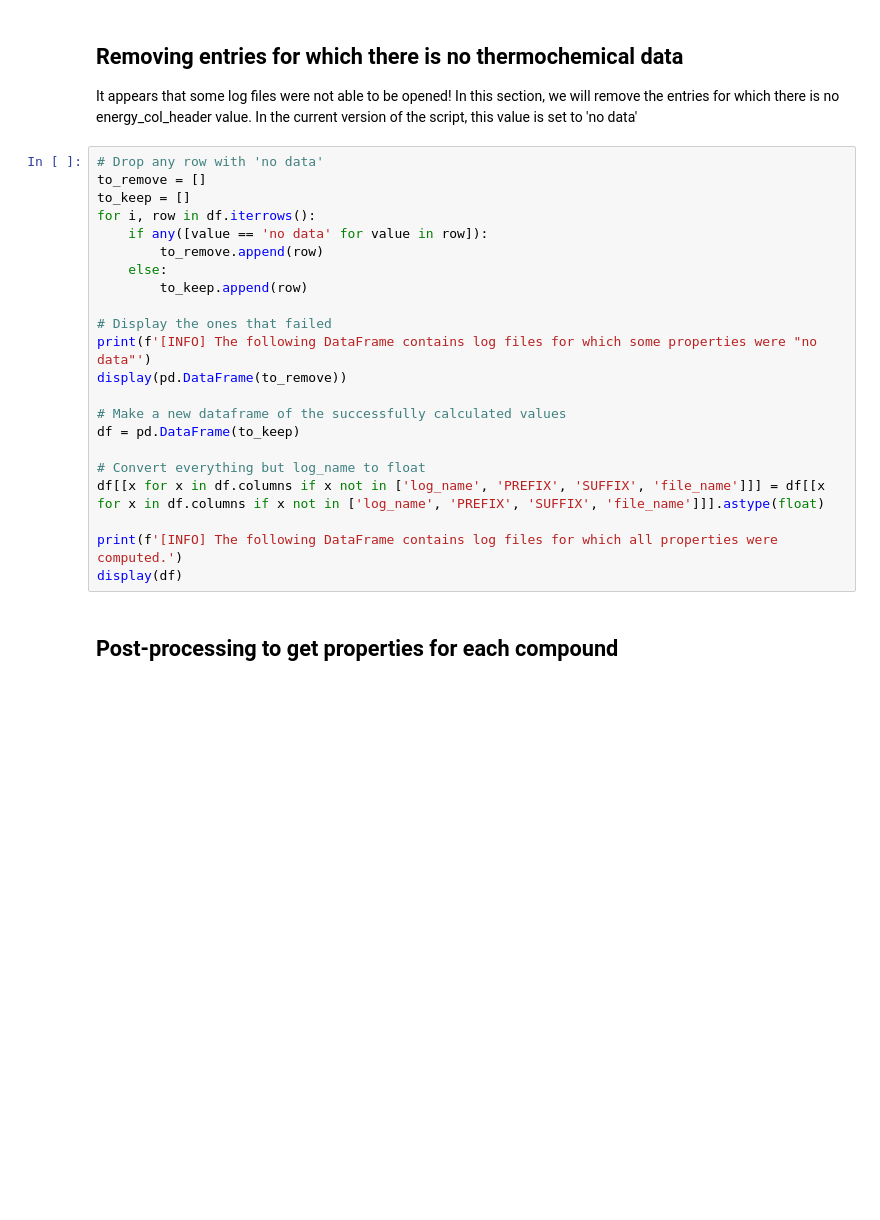
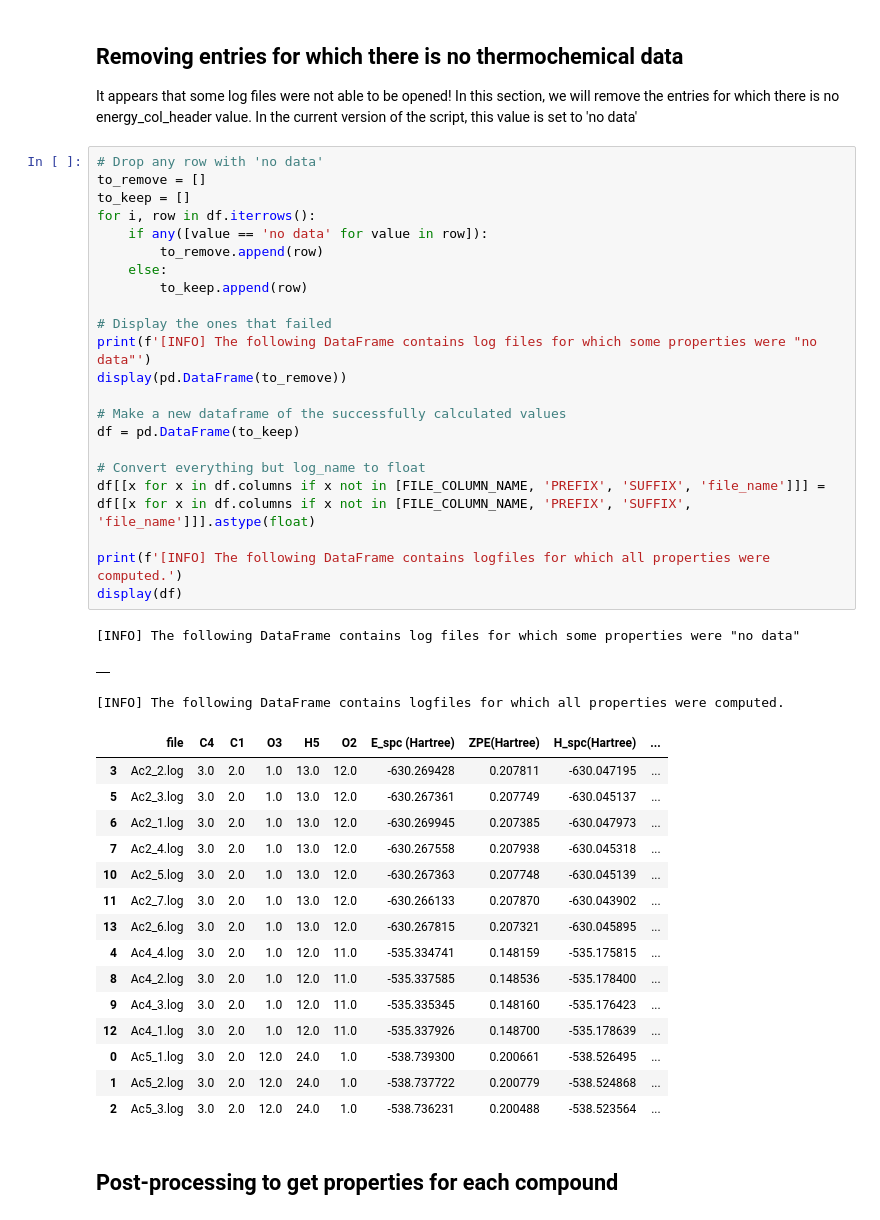
Before and after one commit to SigmanGroup/GetProperties, a Jupyter notebook: get_properties.ipynb, the cells around one changed output. Drawn from its saved outputs; the diff is of its cells as text; blank space fills up the shorter version.

```diff
--- a/get_properties.ipynb
+++ b/get_properties.ipynb
@@ -505,25 +553,44 @@ It appears that some log files were not able to be opened! In this section, we w
 # %%
 # Drop any row with 'no data'
 to_remove = []
 to_keep = []
 for i, row in df.iterrows():
     if any([value == 'no data' for value in row]):
         to_remove.append(row)
     else:
         to_keep.append(row)
 
 # Display the ones that failed
 print(f'[INFO] The following DataFrame contains log files for which some properties were "no data"')
 display(pd.DataFrame(to_remove))
 
 # Make a new dataframe of the successfully calculated values
 df = pd.DataFrame(to_keep)
 
 # Convert everything but log_name to float
-df[[x for x in df.columns if x not in ['log_name', 'PREFIX', 'SUFFIX', 'file_name']]] = df[[x for x in df.columns if x not in ['log_name', 'PREFIX', 'SUFFIX', 'file_name']]].astype(float)
+df[[x for x in df.columns if x not in [FILE_COLUMN_NAME, 'PREFIX', 'SUFFIX', 'file_name']]] = df[[x for x in df.columns if x not in [FILE_COLUMN_NAME, 'PREFIX', 'SUFFIX', 'file_name']]].astype(float)
 
-print(f'[INFO] The following DataFrame contains log files for which all properties were computed.')
+print(f'[INFO] The following DataFrame contains logfiles for which all properties were computed.')
 display(df)
+# %% [output]
+[INFO] The following DataFrame contains log files for which some properties were "no data"
+|  |
+[INFO] The following DataFrame contains logfiles for which all properties were computed.
+|  | file | C4 | C1 | O3 | H5 | O2 | E_spc (Hartree) | ZPE(Hartree) | H_spc(Hartree) | ... |
+| 3 | Ac2_2.log | 3.0 | 2.0 | 1.0 | 13.0 | 12.0 | -630.269428 | 0.207811 | -630.047195 | ... |
+| 5 | Ac2_3.log | 3.0 | 2.0 | 1.0 | 13.0 | 12.0 | -630.267361 | 0.207749 | -630.045137 | ... |
+| 6 | Ac2_1.log | 3.0 | 2.0 | 1.0 | 13.0 | 12.0 | -630.269945 | 0.207385 | -630.047973 | ... |
+| 7 | Ac2_4.log | 3.0 | 2.0 | 1.0 | 13.0 | 12.0 | -630.267558 | 0.207938 | -630.045318 | ... |
+| 10 | Ac2_5.log | 3.0 | 2.0 | 1.0 | 13.0 | 12.0 | -630.267363 | 0.207748 | -630.045139 | ... |
+| 11 | Ac2_7.log | 3.0 | 2.0 | 1.0 | 13.0 | 12.0 | -630.266133 | 0.207870 | -630.043902 | ... |
+| 13 | Ac2_6.log | 3.0 | 2.0 | 1.0 | 13.0 | 12.0 | -630.267815 | 0.207321 | -630.045895 | ... |
+| 4 | Ac4_4.log | 3.0 | 2.0 | 1.0 | 12.0 | 11.0 | -535.334741 | 0.148159 | -535.175815 | ... |
+| 8 | Ac4_2.log | 3.0 | 2.0 | 1.0 | 12.0 | 11.0 | -535.337585 | 0.148536 | -535.178400 | ... |
+| 9 | Ac4_3.log | 3.0 | 2.0 | 1.0 | 12.0 | 11.0 | -535.335345 | 0.148160 | -535.176423 | ... |
+| 12 | Ac4_1.log | 3.0 | 2.0 | 1.0 | 12.0 | 11.0 | -535.337926 | 0.148700 | -535.178639 | ... |
+| 0 | Ac5_1.log | 3.0 | 2.0 | 12.0 | 24.0 | 1.0 | -538.739300 | 0.200661 | -538.526495 | ... |
+| 1 | Ac5_2.log | 3.0 | 2.0 | 12.0 | 24.0 | 1.0 | -538.737722 | 0.200779 | -538.524868 | ... |
+| 2 | Ac5_3.log | 3.0 | 2.0 | 12.0 | 24.0 | 1.0 | -538.736231 | 0.200488 | -538.523564 | ... |
 # %% [markdown]
 ## Post-processing to get properties for each compound
 # %%
```
Also changed, not shown: parts of 24 cells of this notebook, 33 other files.
